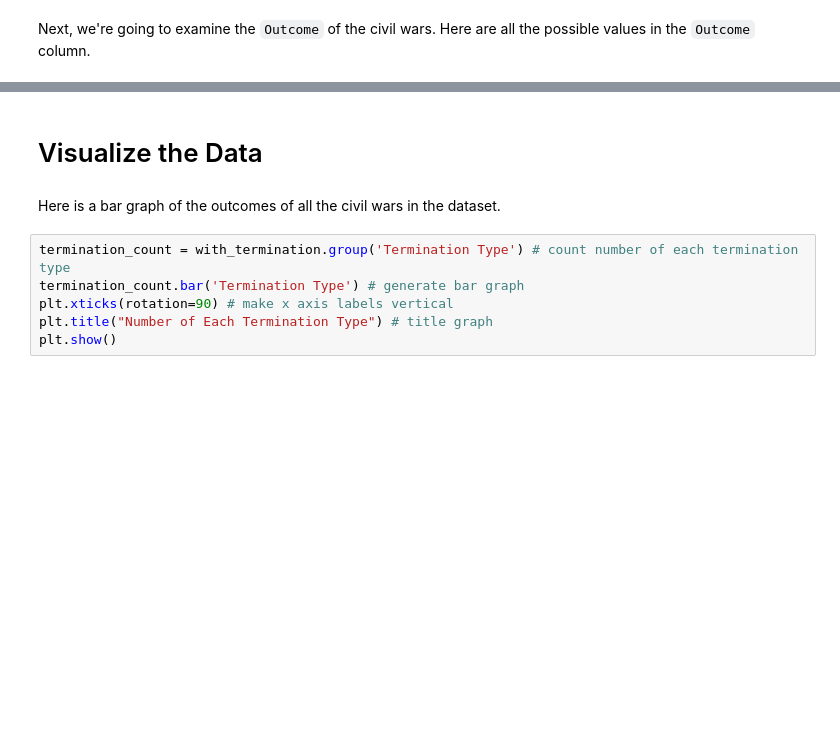
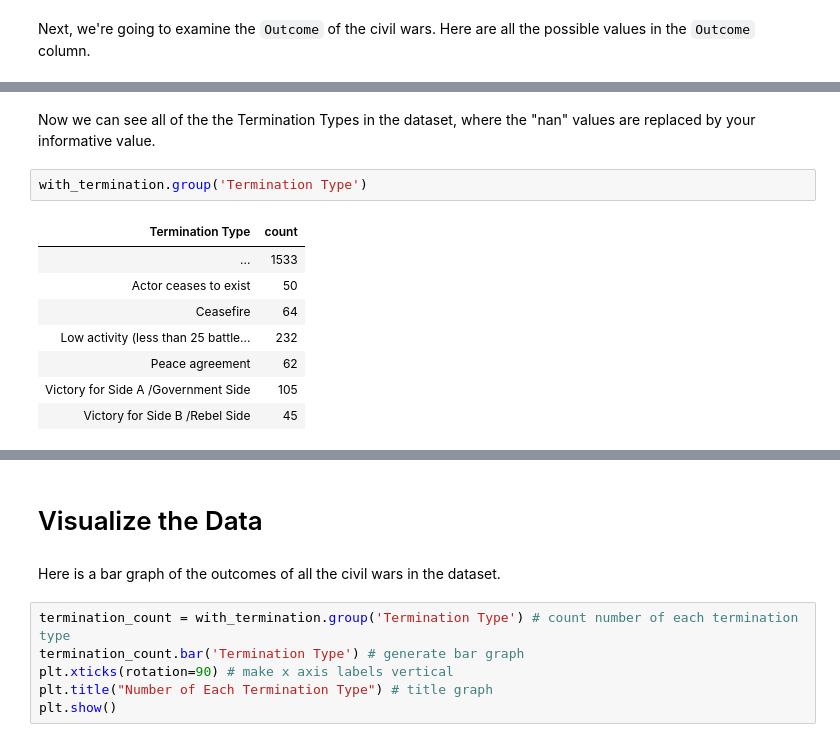
Before and after one commit to ds-modules/POLSCI-5, a Jupyter notebook: CivilWars.ipynb, the cells around one changed output, grey strips where cells are left out. Saved outputs shown, nothing was run; the diff lists cells and outputs as text; blank space fills up the shorter version.

```diff
--- a/CivilWars.ipynb
+++ b/CivilWars.ipynb
@@ -172,0 +369,13 @@ with_termination.show(5)
+# %% [markdown]
+Now we can see all of the the Termination Types in the dataset, where the "nan" values are replaced by your  informative value.
+# %%
+with_termination.group('Termination Type')
+# %% [output]
+| Termination Type | count |
+| ... | 1533 |
+| Actor ceases to exist | 50 |
+| Ceasefire | 64 |
+| Low activity (less than 25 battle... | 232 |
+| Peace agreement | 62 |
+| Victory for Side A /Government Side | 105 |
+| Victory for Side B /Rebel Side | 45 |
```
Also changed, not shown: parts of 53 cells of this notebook.
